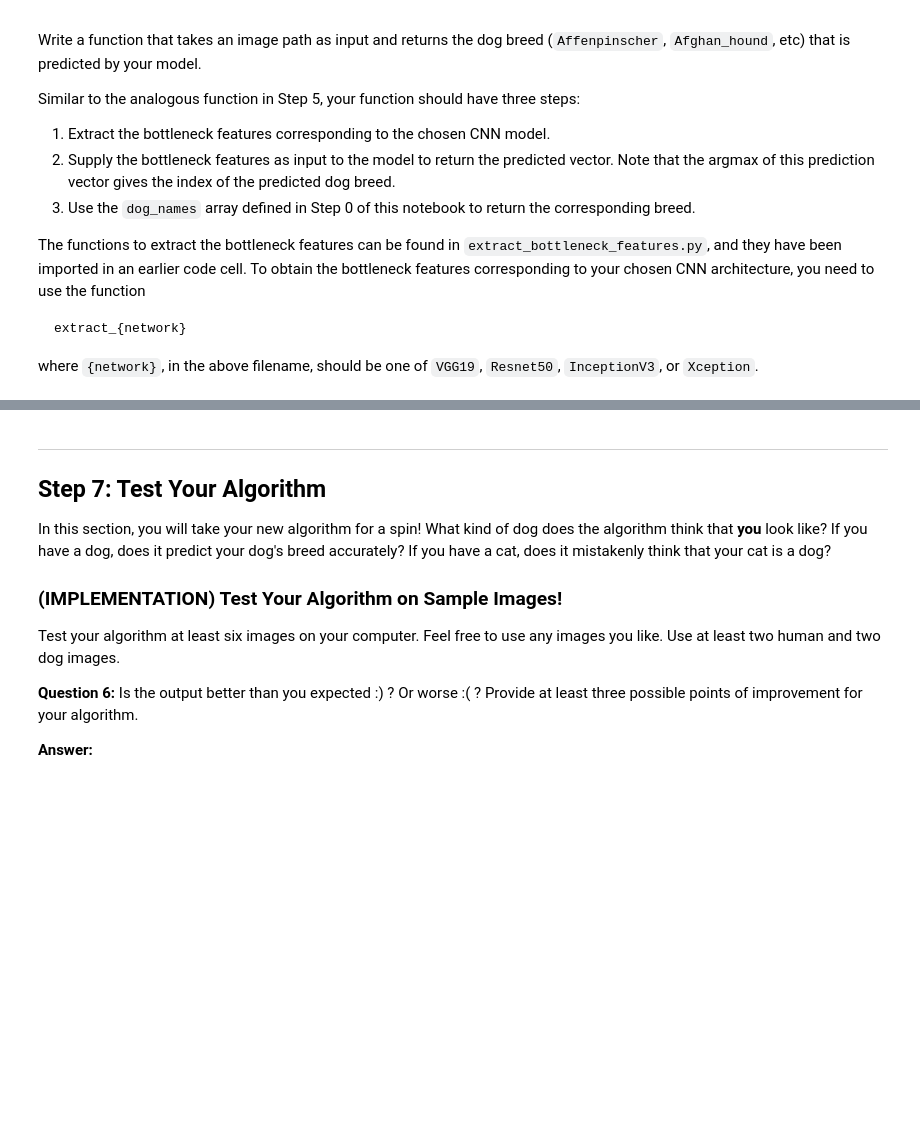
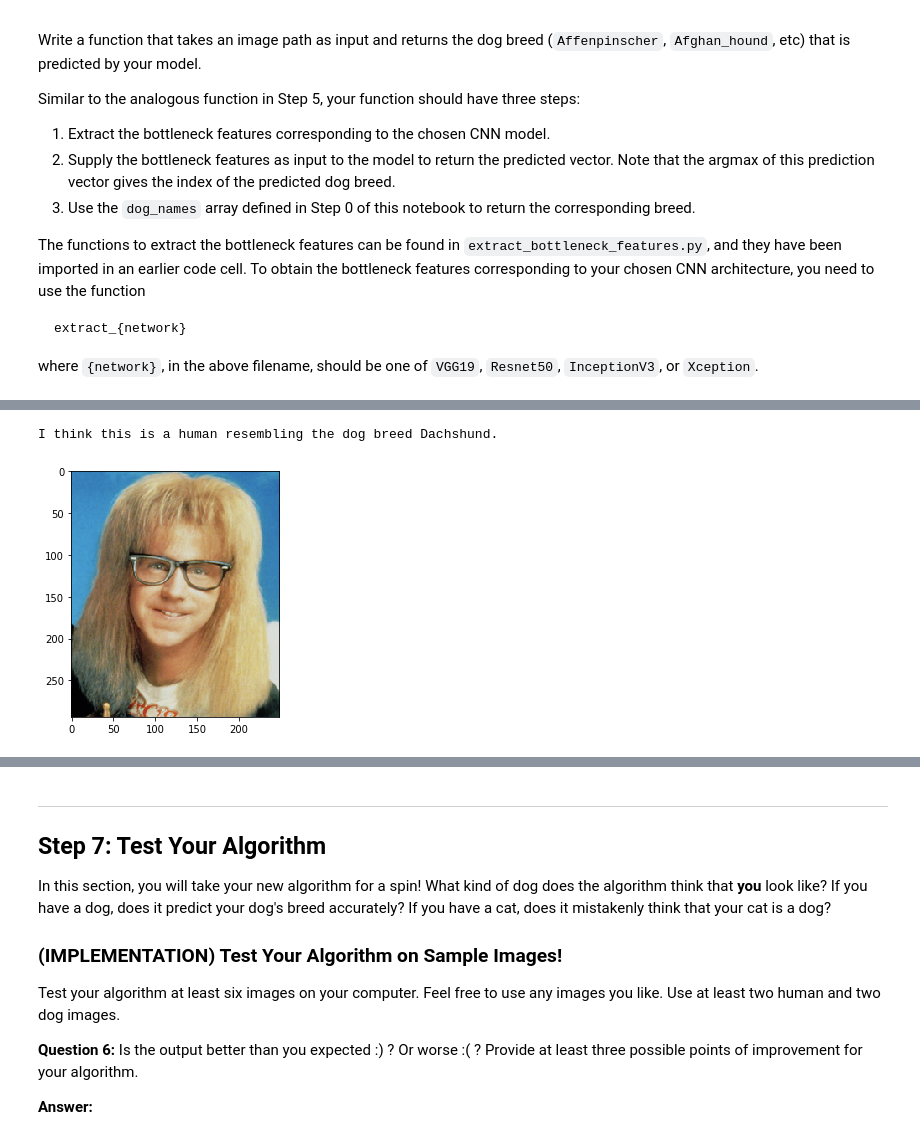
Before and after one commit to alexrop/cnn_dog_breed_classifier, a Jupyter notebook: dog_app.ipynb, the cells around one changed output, grey strips where cells are left out. Saved outputs shown, nothing was run; the diff lists cells and outputs as text; code cells hidden in the pictures; blank space fills up the shorter version.

```diff
--- a/dog_app.ipynb
+++ b/dog_app.ipynb
@@ -920,0 +1129,20 @@ This photo looks like an Afghan Hound.
+# %%
+### TODO: Write your algorithm.
+### Feel free to use as many code cells as needed.
+def breed_detector(img_path):
+    img = cv2.imread(img_path)
+    cv_color = cv2.cvtColor(img, cv2.COLOR_BGR2RGB)
+    plt.imshow(cv_color)
+    try:
+        # dog detector achieved the best accuracy
+        if dog_detector(img_path):
+            print(f"I found a dog. The breed is {predict_breed(img_path).split('.', 1)[1]}.")
+        elif face_detector(img_path):
+            print(f"I think this is a human resembling the dog breed {predict_breed(img_path).split('.', 1)[1]}.")
+    except:
+        print('Error: Please input an image of a human or a dog.')
+# %%
+breed_detector('images/sample_human_2.png')
+# %% [output]
+I think this is a human resembling the dog breed Dachshund.
+[figure, added]
```
Also changed, not shown: parts of 24 cells of this notebook.
